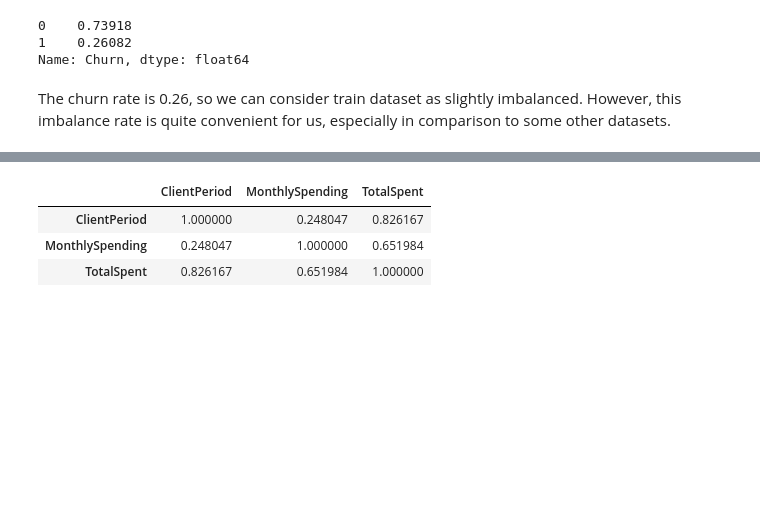
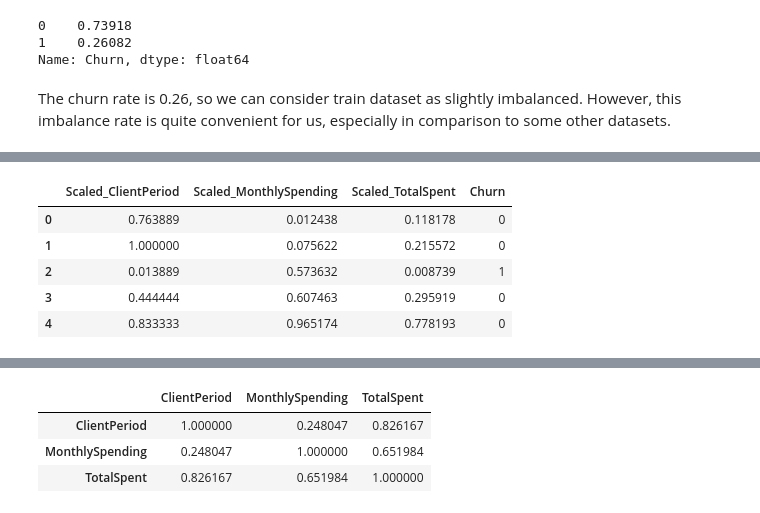
Before and after one commit to paperchampion/DLS-20-21-, a Jupyter notebook: simple-churn-prediction/simple-churn-prediction.ipynb, the cells around one changed output, grey strips where cells are left out. Saved outputs shown, nothing was run; the diff lists cells and outputs as text; code cells hidden in the pictures; blank space fills up the shorter version.

```diff
--- a/simple-churn-prediction/simple-churn-prediction.ipynb
+++ b/simple-churn-prediction/simple-churn-prediction.ipynb
@@ -255,0 +257,12 @@ Let's start with the obvious – correlation.
+# %%
+scaled_num_data = pd.DataFrame(preprocessing.MinMaxScaler().fit_transform(data[num_feats]),
+             columns=['Scaled_ClientPeriod', 'Scaled_MonthlySpending', 'Scaled_TotalSpent'])
+scaled_num_data['Churn'] = data['Churn']
+scaled_num_data.head()
+# %% [output]
+|  | Scaled_ClientPeriod | Scaled_MonthlySpending | Scaled_TotalSpent | Churn |
+| 0 | 0.763889 | 0.012438 | 0.118178 | 0 |
+| 1 | 1.000000 | 0.075622 | 0.215572 | 0 |
+| 2 | 0.013889 | 0.573632 | 0.008739 | 1 |
+| 3 | 0.444444 | 0.607463 | 0.295919 | 0 |
+| 4 | 0.833333 | 0.965174 | 0.778193 | 0 |
```
Also changed, not shown: parts of 30 cells of this notebook, 1 other file.
